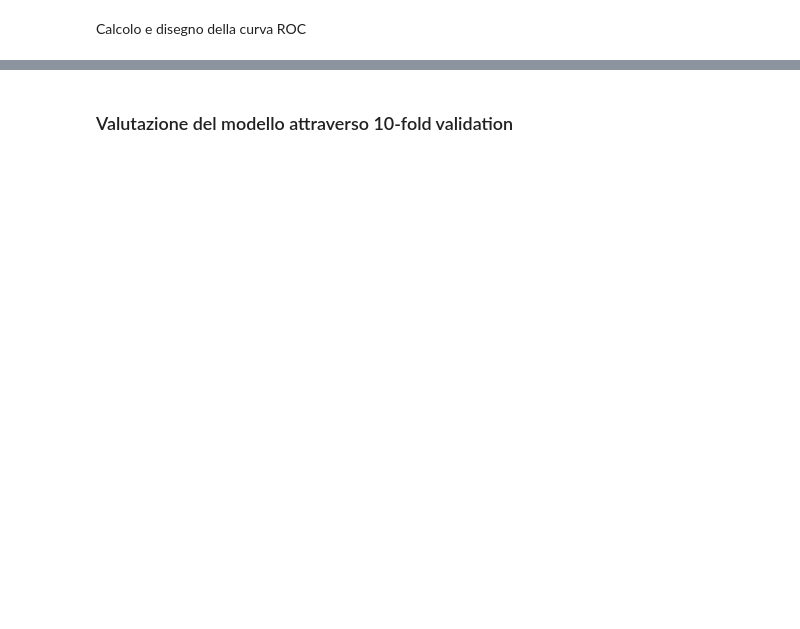
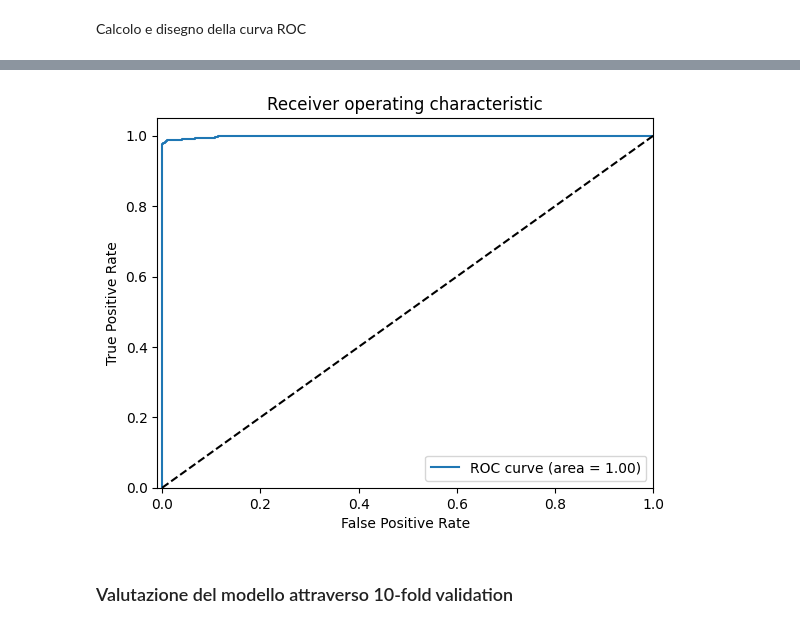
Before and after one commit to Tezze2001/brain-tumor-analysis, a Jupyter notebook: BrainTumorNN.ipynb, the cells around one changed output, grey strips where cells are left out. Saved outputs shown, nothing was run; the diff lists cells and outputs as text; code cells hidden in the pictures; blank space fills up the shorter version.

```diff
--- a/BrainTumorNN.ipynb
+++ b/BrainTumorNN.ipynb
@@ -312,8 +321,10 @@ fig.show()
 # %% [markdown]
 ## Addestramento del modello
+# %%
+best_model = ([[50, 0], 'leaky_relu', 'adam', 100, 100])
 # %%
-# Create the best model
+# Creazione del modello con i migliori iperparametri
 model = create_model(units=best_model[0], activation=best_model[1], opt=best_model[2], input_layer_size=X_train.shape[1])
 
-# Addestrament del modello
-model.fit(X_train, y_train, epochs=300, batch_size=best_model[3], verbose=1)
+# Addestramento del modello
+model.fit(X_train, y_train, epochs=best_model[4], batch_size=best_model[3], verbose=0)
@@ -366,8 +400,8 @@ Calcolo e disegno della curva ROC
 from sklearn.metrics import roc_curve, roc_auc_score
 import matplotlib.pyplot as plt
 
-
-y_pred_prob = model.predict(X_test).ravel()
+# Calcola le probabilità delle predizioni
+y_pred_prob = model.predict(X_test)
 
 # Calcola la curva ROC
 fpr, tpr, thresholds = roc_curve(y_test, y_pred_prob)
@@ -385,3 +419,4 @@ plt.ylabel('True Positive Rate')
 plt.title('Receiver operating characteristic')
 plt.legend(loc="lower right")
 plt.show()
+# %% [output]
@@ -388,3 +424,4 @@ plt.show()
+[figure, added]
 # %% [markdown]
 ### Valutazione del modello attraverso 10-fold validation
 # %%
```
Also changed, not shown: parts of 26 cells of this notebook, 2 other files.
